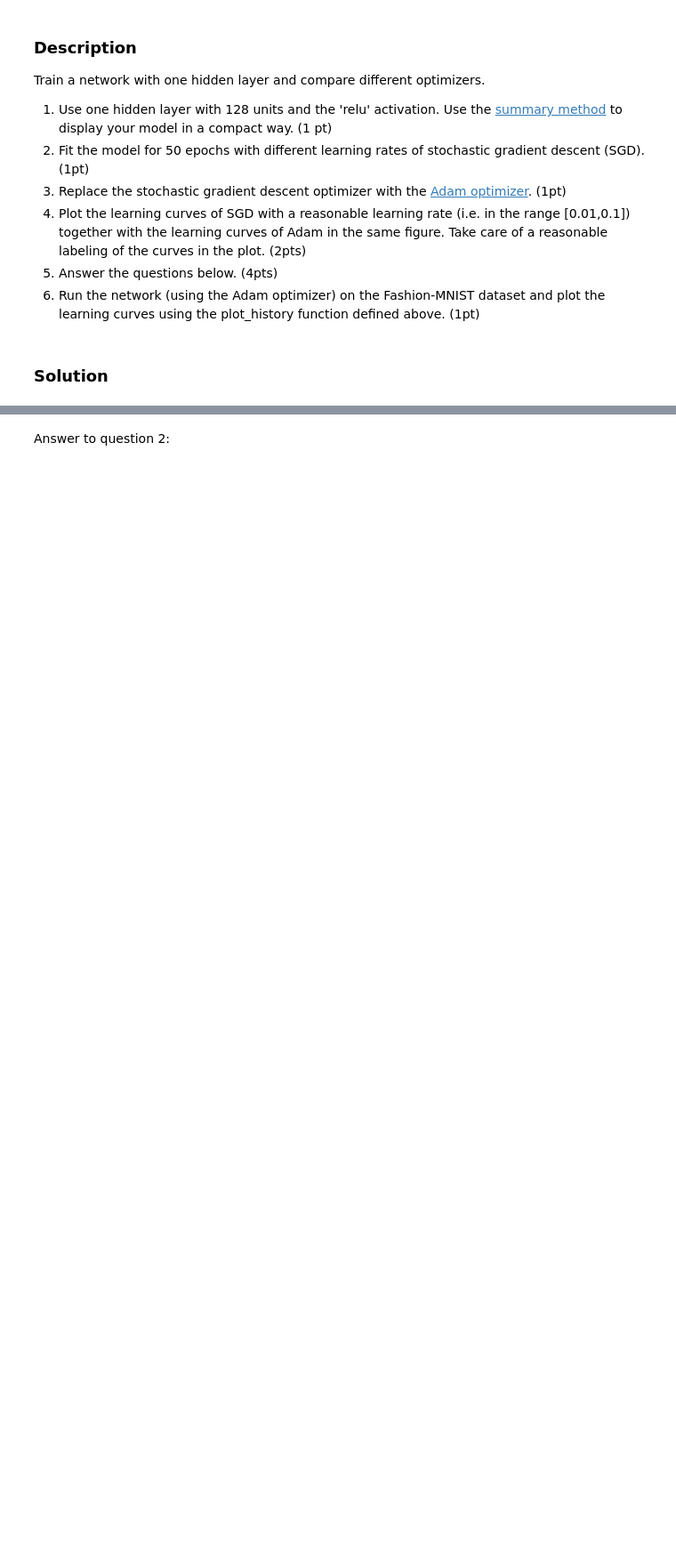
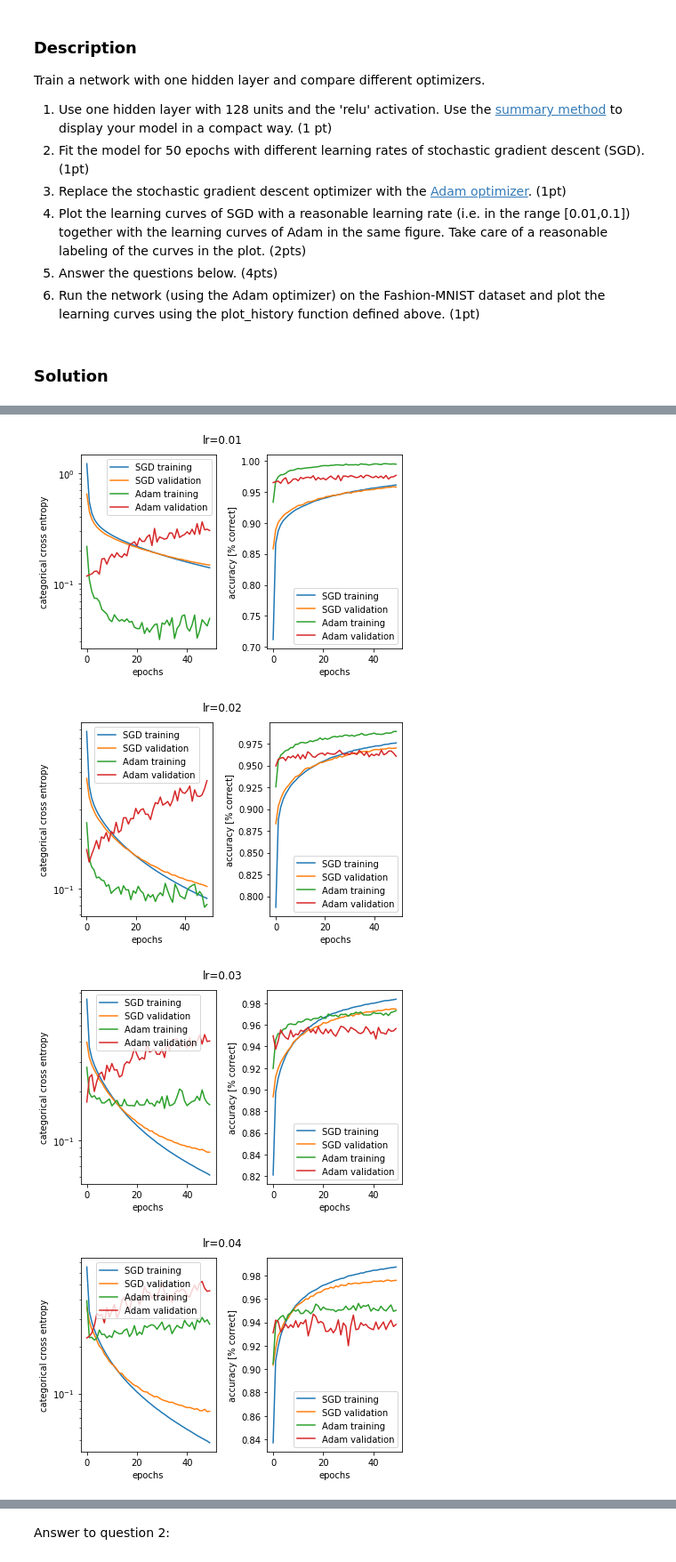
Before and after one commit to FredrikBixo/Artificial-neural-networks-miniproject1, a Jupyter notebook: miniproject1.ipynb, the cells around one changed output, grey strips where cells are left out. Shown at 89% size. Saved outputs shown, nothing was run; the diff lists cells and outputs as text; code cells hidden in the pictures; blank space fills up the shorter version.

```diff
--- a/miniproject1.ipynb
+++ b/miniproject1.ipynb
@@ -413,0 +318,27 @@ KeyboardInterrupt:
+# %%
+def load(load_path):
+    histories, summaries, scores = None, None, None
+    try:
+        # Load histories
+        histories = pickle.load(open(join(load_path, Path('histories.pkl')), "rb" ))
+        # Load summaries
+        summaries = pickle.load(open(join(load_path, Path('summaries.pkl')), "rb" ))
+        # Load summaries
+        scores = pickle.load(open(join(load_path, Path('scores.pkl')), "rb" ))
+    except Exception as e:
+          print(e)
+
+    return histories, summaries, scores
+# %%
+# dropout in the hidden layers with weight constraint
+def create_model_exercice3(lr, optimizer, num_hidden_units=128, input_dim=784, num_classes=10):
+    # Create model
+    model = Sequential()
+    model.add(Dense(num_hidden_units, activation='relu', input_dim=input_dim))
+    model.add(Dense(num_classes, activation='softmax'))
+
+    # compile model
+    model.compile(loss=keras.losses.categorical_crossentropy, # Use the categorical_crossentropy loss
+                      optimizer=optimizer,
+                      metrics=['accuracy']) # Add the accuracy metric to the metrics
+    return model
@@ -413,0 +402,5 @@ KeyboardInterrupt:
+# %%
+# Load path
+load_path = Path('./save/exercice3/')
+# Load histories
+histories_3 , summaries_3, scores_3 = load(load_path)
@@ -413,0 +414,11 @@ KeyboardInterrupt:
+# %%
+# Plot the learning curves of SGD together with the learning curves of Adam in the same figure
+mnist, sgd, adam = 'MNIST', 'SGD', 'Adam'
+for lr in histories_3[mnist]:
+    # Plot histories
+    comparison_plot(histories_3[mnist][lr][sgd], histories_3[mnist][lr][adam], sgd, adam, lr)
+# %% [output]
+[figure, added]
+[figure, added]
+[figure, added]
+[figure, added]
```
Also changed, not shown: parts of 86 cells of this notebook.
